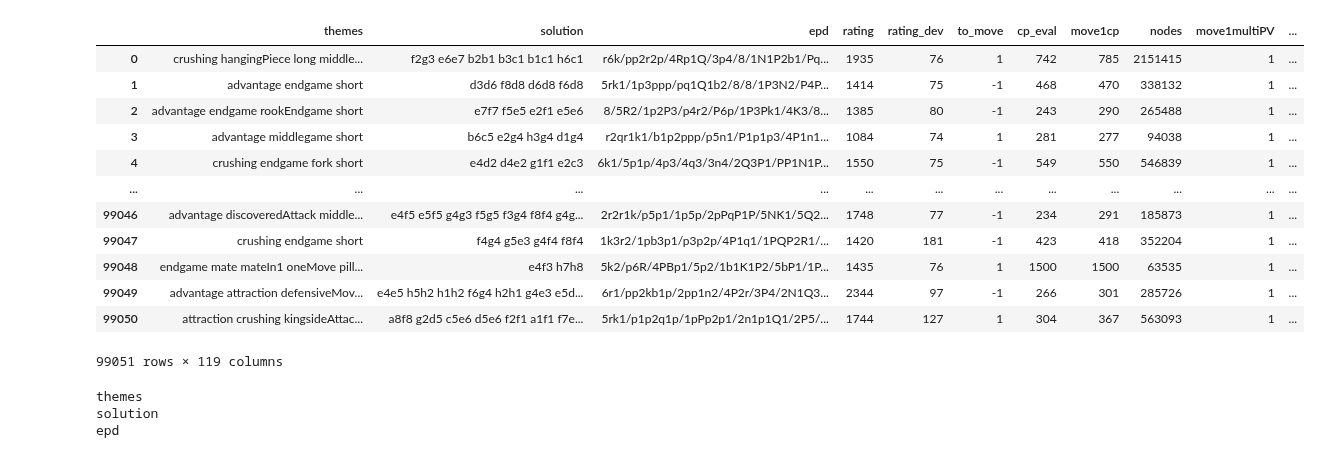
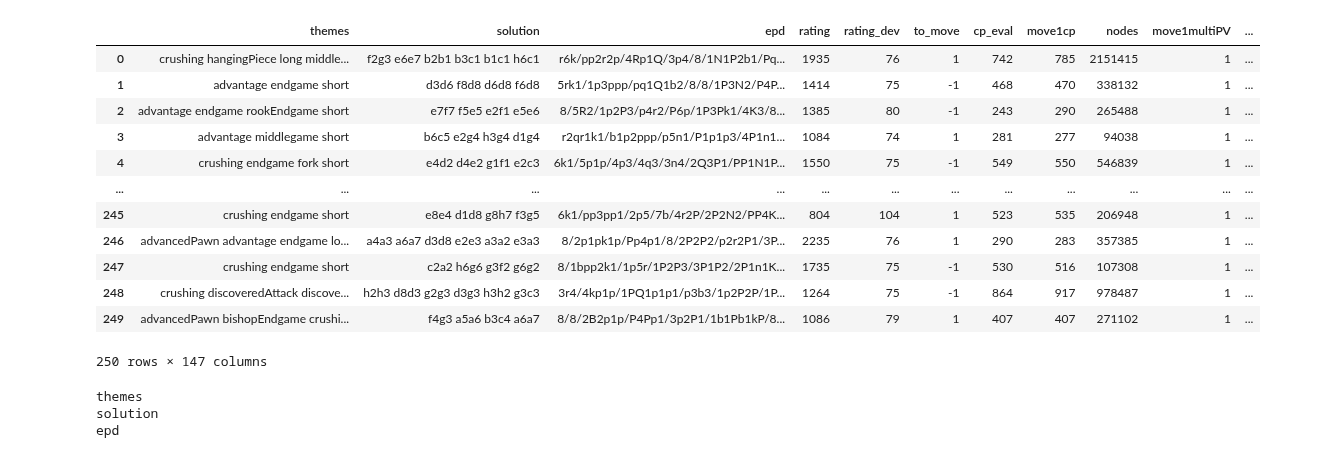
Before and after one commit to bajicluka01/chess-puzzle-evaluation, a Jupyter notebook: Model_test.ipynb, the cells around one changed output. Saved outputs shown, nothing was run; the diff lists cells and outputs as text; code cells hidden in the pictures.

```diff
--- a/Model_test.ipynb
+++ b/Model_test.ipynb
@@ -2,22 +2,22 @@
 import pandas as pd
 import numpy as np
 # %%
-df = pd.read_csv("dataset_100k.csv")
+df = pd.read_csv("dataset_100k_upgraded_previous.csv")
 df
 # %% [output]
 |  | themes | solution | epd | rating | rating_dev | to_move | cp_eval | move1cp | nodes | move1multiPV | ... |
 | 0 | crushing hangingPiece long middle... | f2g3 e6e7 b2b1 b3c1 b1c1 h6c1 | r6k/pp2r2p/4Rp1Q/3p4/8/1N1P2b1/Pq... | 1935 | 76 | 1 | 742 | 785 | 2151415 | 1 | ... |
 | 1 | advantage endgame short | d3d6 f8d8 d6d8 f6d8 | 5rk1/1p3ppp/pq1Q1b2/8/8/1P3N2/P4P... | 1414 | 75 | -1 | 468 | 470 | 338132 | 1 | ... |
 | 2 | advantage endgame rookEndgame short | e7f7 f5e5 e2f1 e5e6 | 8/5R2/1p2P3/p4r2/P6p/1P3Pk1/4K3/8... | 1385 | 80 | -1 | 243 | 290 | 265488 | 1 | ... |
 | 3 | advantage middlegame short | b6c5 e2g4 h3g4 d1g4 | r2qr1k1/b1p2ppp/p5n1/P1p1p3/4P1n1... | 1084 | 74 | 1 | 281 | 277 | 94038 | 1 | ... |
 | 4 | crushing endgame fork short | e4d2 d4e2 g1f1 e2c3 | 6k1/5p1p/4p3/4q3/3n4/2Q3P1/PP1N1P... | 1550 | 75 | -1 | 549 | 550 | 546839 | 1 | ... |
 | ... | ... | ... | ... | ... | ... | ... | ... | ... | ... | ... | ... |
-| 99046 | advantage discoveredAttack middle... | e4f5 e5f5 g4g3 f5g5 f3g4 f8f4 g4g... | 2r2r1k/p5p1/1p5p/2pPqP1P/5NK1/5Q2... | 1748 | 77 | -1 | 234 | 291 | 185873 | 1 | ... |
-| 99047 | crushing endgame short | f4g4 g5e3 g4f4 f8f4 | 1k3r2/1pb3p1/p3p2p/4P1q1/1PQP2R1/... | 1420 | 181 | -1 | 423 | 418 | 352204 | 1 | ... |
-| 99048 | endgame mate mateIn1 oneMove pill... | e4f3 h7h8 | 5k2/p6R/4PBp1/5p2/1b1K1P2/5bP1/1P... | 1435 | 76 | 1 | 1500 | 1500 | 63535 | 1 | ... |
-| 99049 | advantage attraction defensiveMov... | e4e5 h5h2 h1h2 f6g4 h2h1 g4e3 e5d... | 6r1/pp2kb1p/2pp1n2/4P2r/3P4/2N1Q3... | 2344 | 97 | -1 | 266 | 301 | 285726 | 1 | ... |
-| 99050 | attraction crushing kingsideAttac... | a8f8 g2d5 c5e6 d5e6 f2f1 a1f1 f7e... | 5rk1/p1p2q1p/1pPp2p1/2n1p1Q1/2P5/... | 1744 | 127 | 1 | 304 | 367 | 563093 | 1 | ... |
+| 245 | crushing endgame short | e8e4 d1d8 g8h7 f3g5 | 6k1/pp3pp1/2p5/7b/4r2P/2P2N2/PP4K... | 804 | 104 | 1 | 523 | 535 | 206948 | 1 | ... |
+| 246 | advancedPawn advantage endgame lo... | a4a3 a6a7 d3d8 e2e3 a3a2 e3a3 | 8/2p1pk1p/Pp4p1/8/2P2P2/p2r2P1/3P... | 2235 | 76 | 1 | 290 | 283 | 357385 | 1 | ... |
+| 247 | crushing endgame short | c2a2 h6g6 g3f2 g6g2 | 8/1bpp2k1/1p5r/1P2P3/3P1P2/2P1n1K... | 1735 | 75 | -1 | 530 | 516 | 107308 | 1 | ... |
+| 248 | crushing discoveredAttack discove... | h2h3 d8d3 g2g3 d3g3 h3h2 g3c3 | 3r4/4kp1p/1PQ1p1p1/p3b3/1p2P2P/1P... | 1264 | 75 | -1 | 864 | 917 | 978487 | 1 | ... |
+| 249 | advancedPawn bishopEndgame crushi... | f4g3 a5a6 b3c4 a6a7 | 8/8/2B2p1p/P4Pp1/3p2P1/1b1Pb1kP/8... | 1086 | 79 | 1 | 407 | 407 | 271102 | 1 | ... |
-99051 rows × 119 columns
+250 rows × 147 columns
 # %%
 for c in df.select_dtypes(exclude=["int", "float"]).columns:
     print(c)
```
Also changed, not shown: parts of 8 cells of this notebook, 4 other files.
